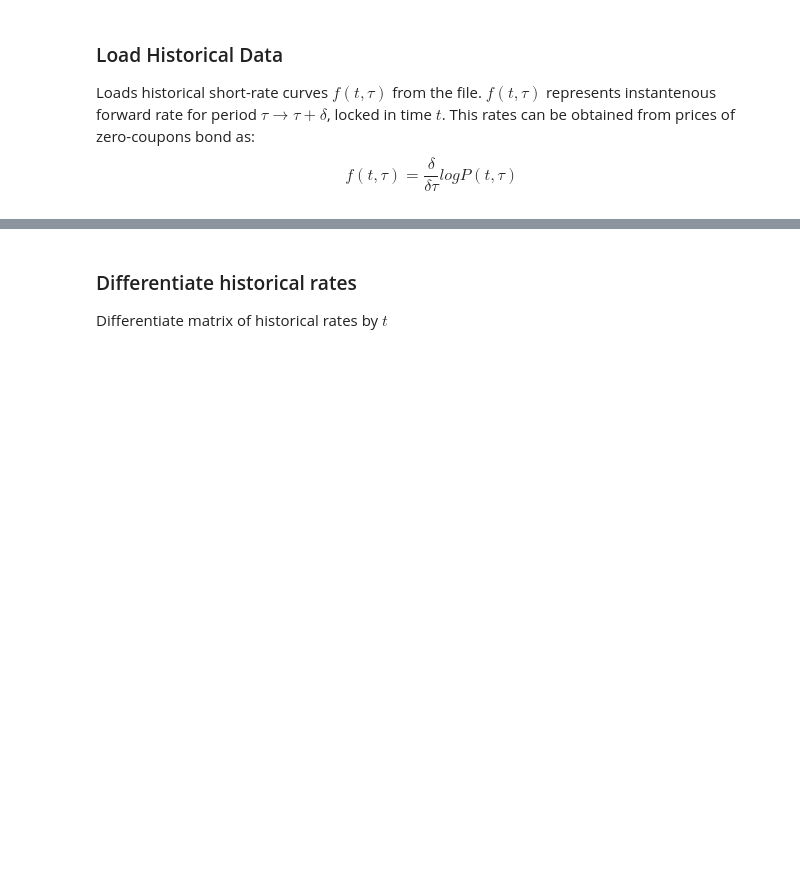
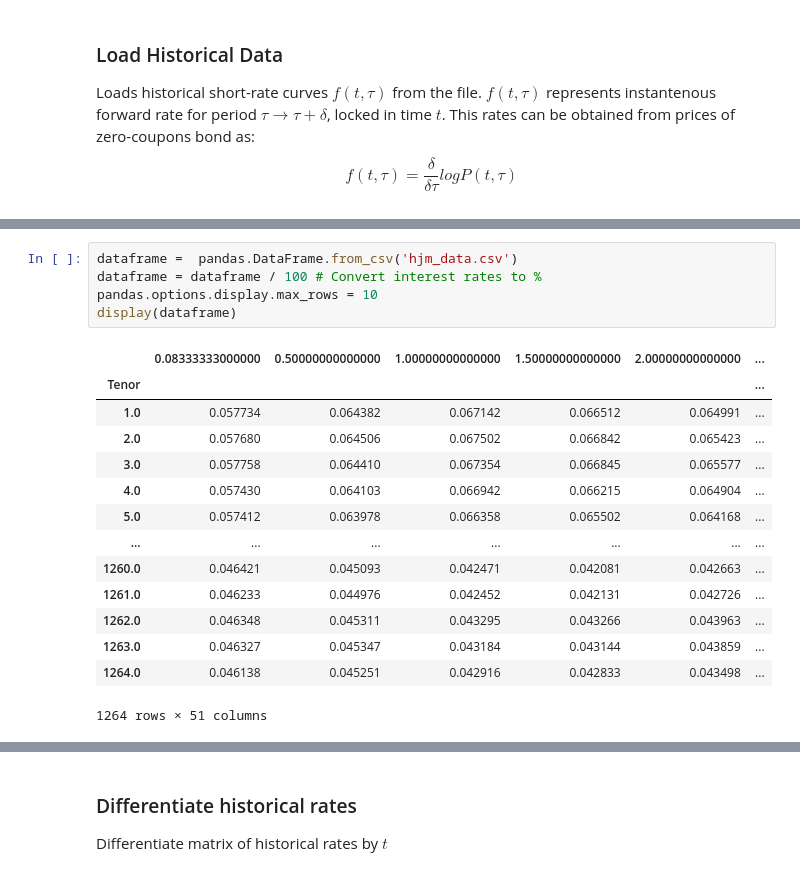
Before and after one commit to omartinsky/QuantAndFinancial, a Jupyter notebook: heath_jarrow_morton/hjm.ipynb, the cells around one changed output, grey strips where cells are left out. Saved outputs shown, nothing was run; the diff lists cells and outputs as text; blank space fills up the shorter version.

Commit message:
using pandas to load data from file

```diff
--- a/heath_jarrow_morton/hjm.ipynb
+++ b/heath_jarrow_morton/hjm.ipynb
@@ -53,0 +25,20 @@ Rates shape   :  (1264, 51)
+# %%
+dataframe =  pandas.DataFrame.from_csv('hjm_data.csv')
+dataframe = dataframe / 100 # Convert interest rates to %
+pandas.options.display.max_rows = 10
+display(dataframe)
+# %% [output]
+|  | 0.08333333000000 | 0.50000000000000 | 1.00000000000000 | 1.50000000000000 | 2.00000000000000 | ... |
+| Tenor |  |  |  |  |  | ... |
+| 1.0 | 0.057734 | 0.064382 | 0.067142 | 0.066512 | 0.064991 | ... |
+| 2.0 | 0.057680 | 0.064506 | 0.067502 | 0.066842 | 0.065423 | ... |
+| 3.0 | 0.057758 | 0.064410 | 0.067354 | 0.066845 | 0.065577 | ... |
+| 4.0 | 0.057430 | 0.064103 | 0.066942 | 0.066215 | 0.064904 | ... |
+| 5.0 | 0.057412 | 0.063978 | 0.066358 | 0.065502 | 0.064168 | ... |
+| ... | ... | ... | ... | ... | ... | ... |
+| 1260.0 | 0.046421 | 0.045093 | 0.042471 | 0.042081 | 0.042663 | ... |
+| 1261.0 | 0.046233 | 0.044976 | 0.042452 | 0.042131 | 0.042726 | ... |
+| 1262.0 | 0.046348 | 0.045311 | 0.043295 | 0.043266 | 0.043963 | ... |
+| 1263.0 | 0.046327 | 0.045347 | 0.043184 | 0.043144 | 0.043859 | ... |
+| 1264.0 | 0.046138 | 0.045251 | 0.042916 | 0.042833 | 0.043498 | ... |
+1264 rows × 51 columns
```
Also changed, not shown: parts of 4 cells of this notebook.
